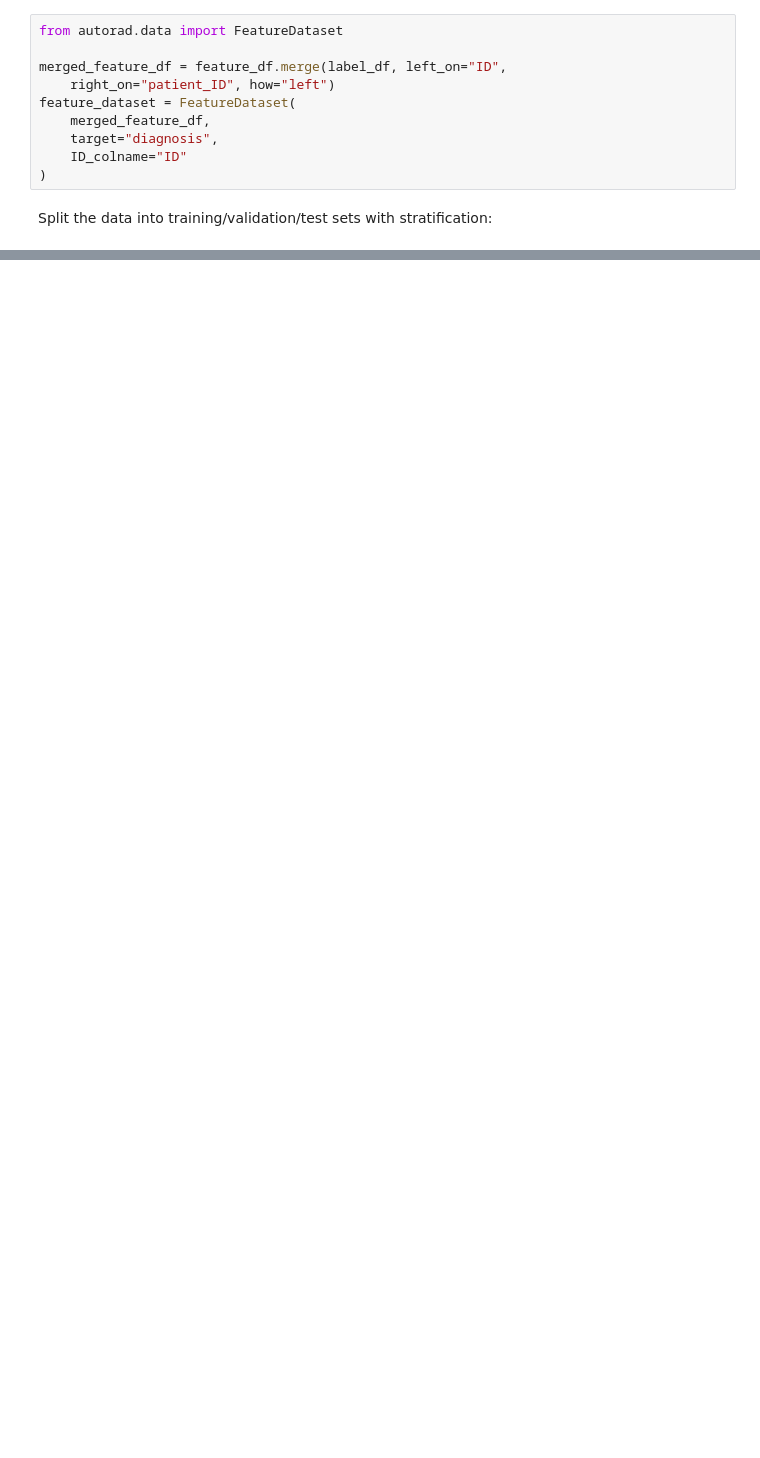
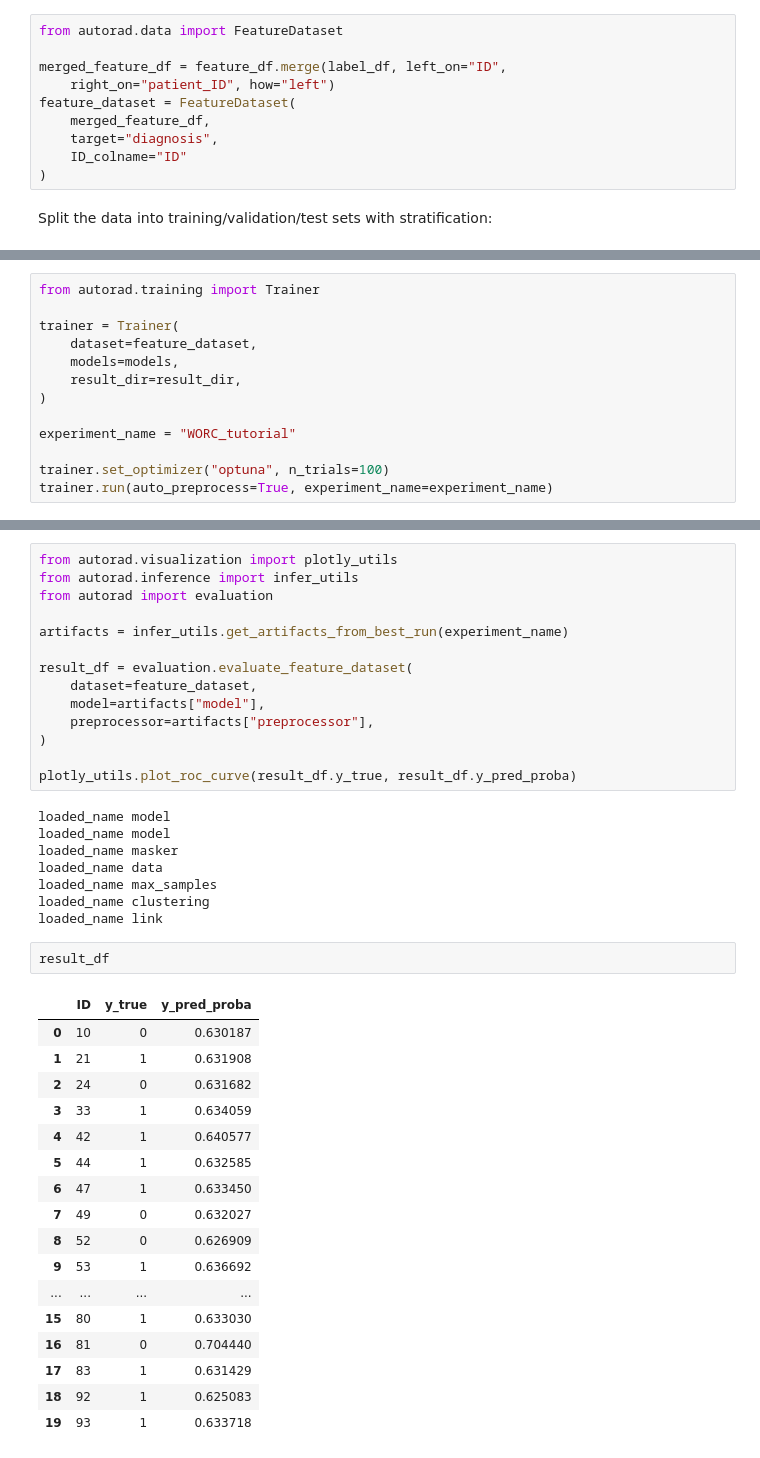
Before and after one commit to pwoznicki/AutoRadiomics, a Jupyter notebook: examples/example_WORC.ipynb, the cells around one changed output, grey strips where cells are left out. Saved outputs shown, nothing was run; the diff lists cells and outputs as text; blank space fills up the shorter version.

```diff
--- a/examples/example_WORC.ipynb
+++ b/examples/example_WORC.ipynb
@@ -256,0 +161,13 @@ results
+# %%
+from autorad.training import Trainer
+
+trainer = Trainer(
+    dataset=feature_dataset,
+    models=models,
+    result_dir=result_dir,
+)
+
+experiment_name = "WORC_tutorial"
+
+trainer.set_optimizer("optuna", n_trials=100)
+trainer.run(auto_preprocess=True, experiment_name=experiment_name)
@@ -256,0 +193,42 @@ results
+# %%
+from autorad.visualization import plotly_utils
+from autorad.inference import infer_utils
+from autorad import evaluation
+
+artifacts = infer_utils.get_artifacts_from_best_run(experiment_name)
+
+result_df = evaluation.evaluate_feature_dataset(
+    dataset=feature_dataset,
+    model=artifacts["model"],
+    preprocessor=artifacts["preprocessor"],
+)
+
+plotly_utils.plot_roc_curve(result_df.y_true, result_df.y_pred_proba)
+# %% [output]
+loaded_name model
+loaded_name model
+loaded_name masker
+loaded_name data
+loaded_name max_samples
+loaded_name clustering
+loaded_name link
+# %%
+result_df
+# %% [output]
+|  | ID | y_true | y_pred_proba |
+| 0 | 10 | 0 | 0.630187 |
+| 1 | 21 | 1 | 0.631908 |
+| 2 | 24 | 0 | 0.631682 |
+| 3 | 33 | 1 | 0.634059 |
+| 4 | 42 | 1 | 0.640577 |
+| 5 | 44 | 1 | 0.632585 |
+| 6 | 47 | 1 | 0.633450 |
+| 7 | 49 | 0 | 0.632027 |
+| 8 | 52 | 0 | 0.626909 |
+| 9 | 53 | 1 | 0.636692 |
+| ... | ... | ... | ... |
+| 15 | 80 | 1 | 0.633030 |
+| 16 | 81 | 0 | 0.704440 |
+| 17 | 83 | 1 | 0.631429 |
+| 18 | 92 | 1 | 0.625083 |
+| 19 | 93 | 1 | 0.633718 |
```
Also changed, not shown: parts of 13 cells of this notebook, 12 other files.
